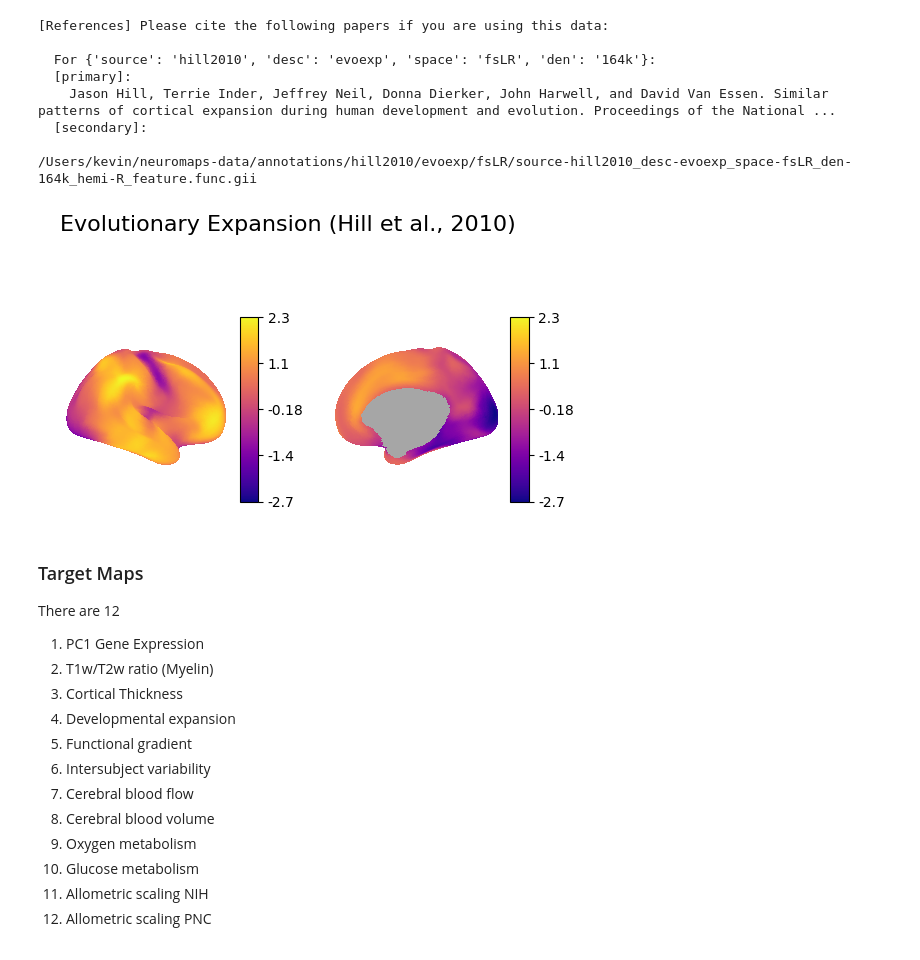
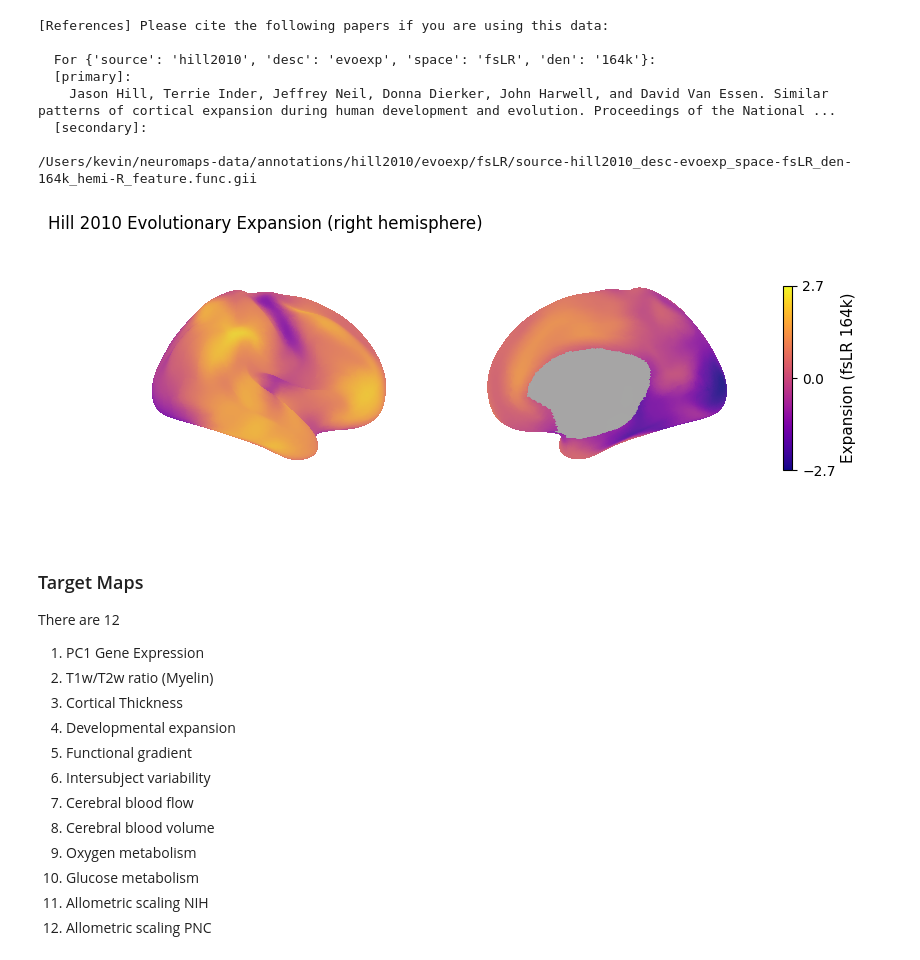
Before and after one commit to kesouder/dsc-neuroImages, a Jupyter notebook: project1.ipynb, the cells around one changed output. Drawn from its saved outputs; the diff is of its cells as text; code cells hidden in the pictures.

```diff
--- a/project1.ipynb
+++ b/project1.ipynb
@@ -71,23 +71,67 @@ print(evo_map)
   [secondary]:
 
 /Users/kevin/neuromaps-data/annotations/hill2010/evoexp/fsLR/source-hill2010_desc-evoexp_space-fsLR_den-164k_hemi-R_feature.func.gii
-# %%
-from nilearn import plotting
-from neuromaps import plotting
-
-fig = plotting.plot_surf_template(
-    data=evo_map,
-    template='fsLR',
-    density='164k',
-    surf='inflated',
-    cmap='plasma',
-    hemi='R',
-    colorbar=True,
-)
-fig.suptitle("Evolutionary Expansion (Hill et al., 2010)", fontsize=16, y=0.9)
-fig.show()
-# %% [output]
-[figure, removed]
+# %%
+from nilearn import plotting
+from neuromaps import plotting
+
+# fig = plotting.plot_surf_template(
+#     data=evo_map,
+#     template='fsLR',
+#     density='164k',
+#     surf='inflated',
+#     cmap='plasma',
+#     hemi='R',
+#     colorbar=True,
+# )
+# fig.suptitle("Evolutionary Expansion (Hill et al., 2010)", fontsize=16, y=0.9)
+# fig.show()
+
+rh_data = load_data(evo_map)
+
+# fetches brain surface options for plotting
+fslr = fetch_atlas('fsLR', density='164k')
+surf_r = fslr['inflated'].R # choose mid thickness for right hemi
+
+vmin, vmax = -2.7, 2.7
+
+fig = plt.figure(figsize=(10, 4))
+ax1 = fig.add_subplot(1, 2, 1, projection='3d')
+ax2 = fig.add_subplot(1, 2, 2, projection='3d')
+
+plot_kwargs = dict(
+    surf_mesh=surf_r,
+    surf_map=rh_data,
+    hemi='right',
+    cmap='plasma',
+    bg_on_data=True,
+    vmin=vmin,
+    vmax=vmax,
+    colorbar=False
+)
+# plot right veiw
+plotting.plot_surf(
+    view='lateral',
+    axes=ax1,
+    title='Hill 2010 Evolutionary Expansion (right hemisphere)',
+    **plot_kwargs
+)
+# plot from left view
+plotting.plot_surf(
+    view='medial',
+    axes=ax2,
+    **plot_kwargs
+)
+
+sm = plt.cm.ScalarMappable(cmap='plasma')
+sm.set_clim(vmin, vmax)
+cbar = fig.colorbar(sm, ax=[ax1, ax2], shrink=0.6, location='right')
+cbar.set_label('Expansion (fsLR 164k)', fontsize=11)
+cbar.set_ticks([-2.7, 0, 2.7])
+
+plt.show()
+# %% [output]
+[figure, added]
 # %% [markdown]
 ### Target Maps
 There are 12
```
Also changed, not shown: parts of 16 cells of this notebook, 1 other file.
